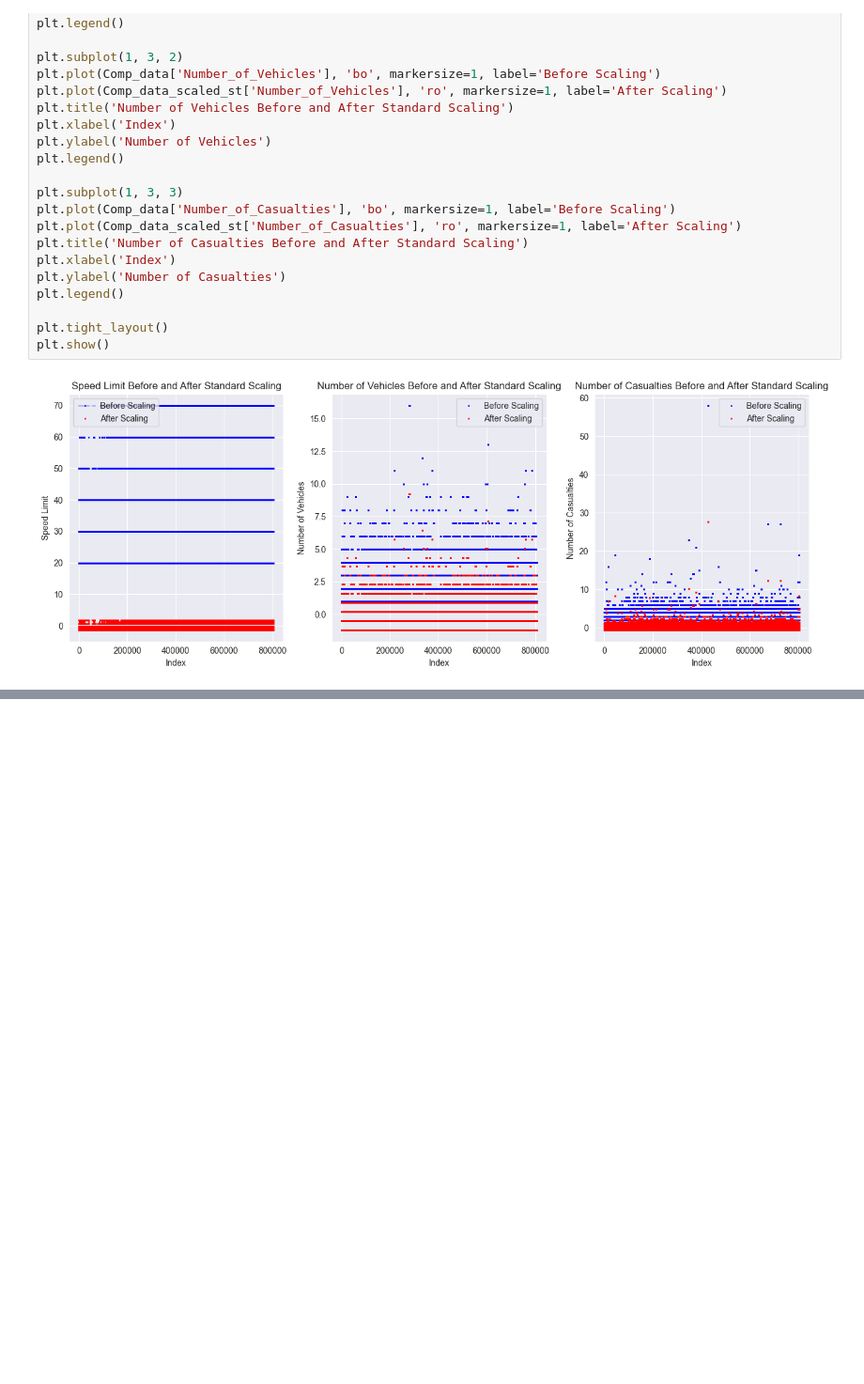
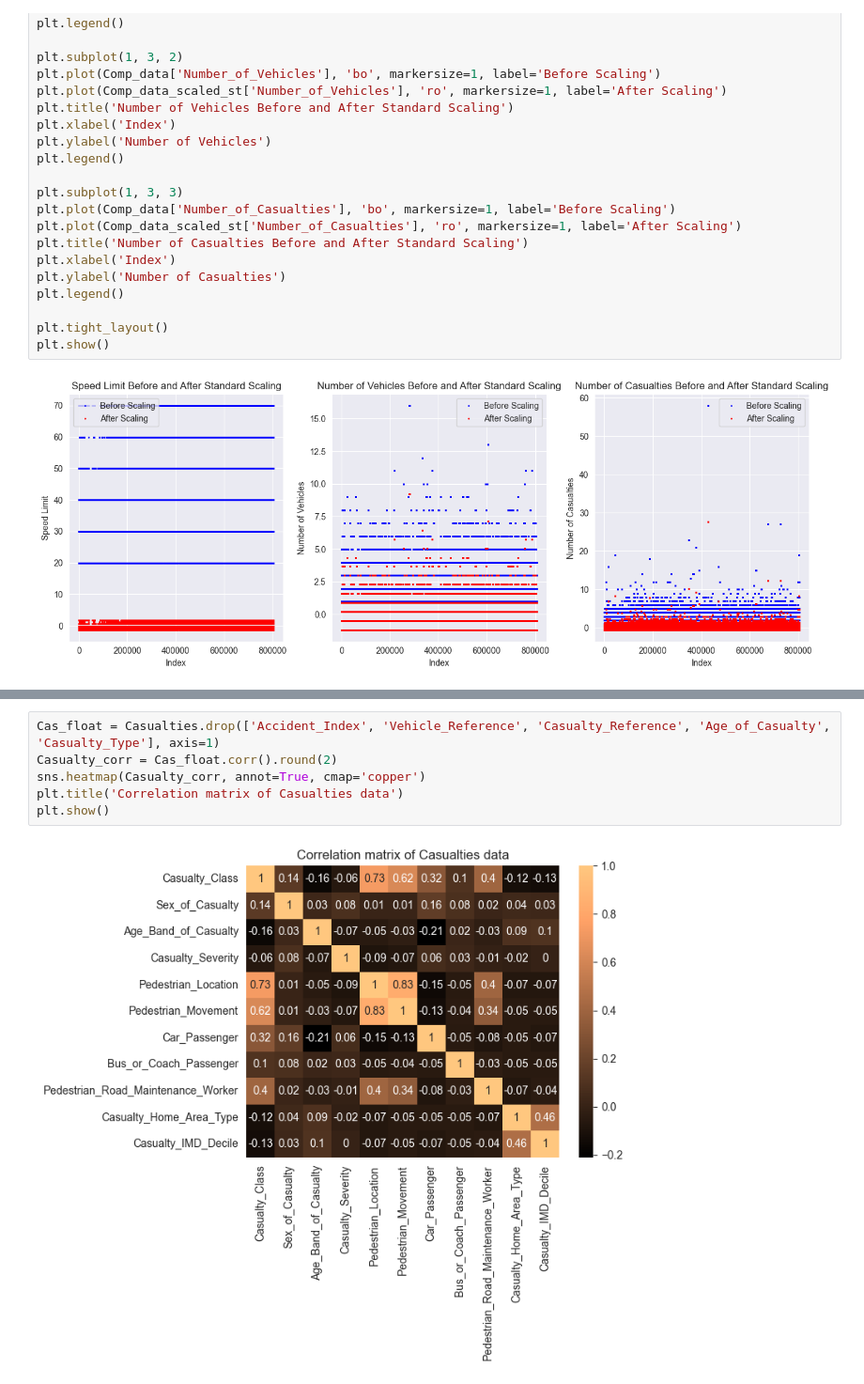
Before and after one commit to 3ldad/MOW2_Proj1, a Jupyter notebook: Analizy.ipynb, the cells around one changed output, grey strips where cells are left out. Shown at 94% size. Saved outputs shown, nothing was run; the diff lists cells and outputs as text; blank space fills up the shorter version.

```diff
--- a/Analizy.ipynb
+++ b/Analizy.ipynb
@@ -566,0 +596,8 @@ plt.show()
+# %%
+Cas_float = Casualties.drop(['Accident_Index', 'Vehicle_Reference', 'Casualty_Reference', 'Age_of_Casualty', 'Casualty_Type'], axis=1)
+Casualty_corr = Cas_float.corr().round(2)
+sns.heatmap(Casualty_corr, annot=True, cmap='copper')
+plt.title('Correlation matrix of Casualties data')
+plt.show()
+# %% [output]
+[figure, added]
```
Also changed, not shown: parts of 12 cells of this notebook, 1 other file.
